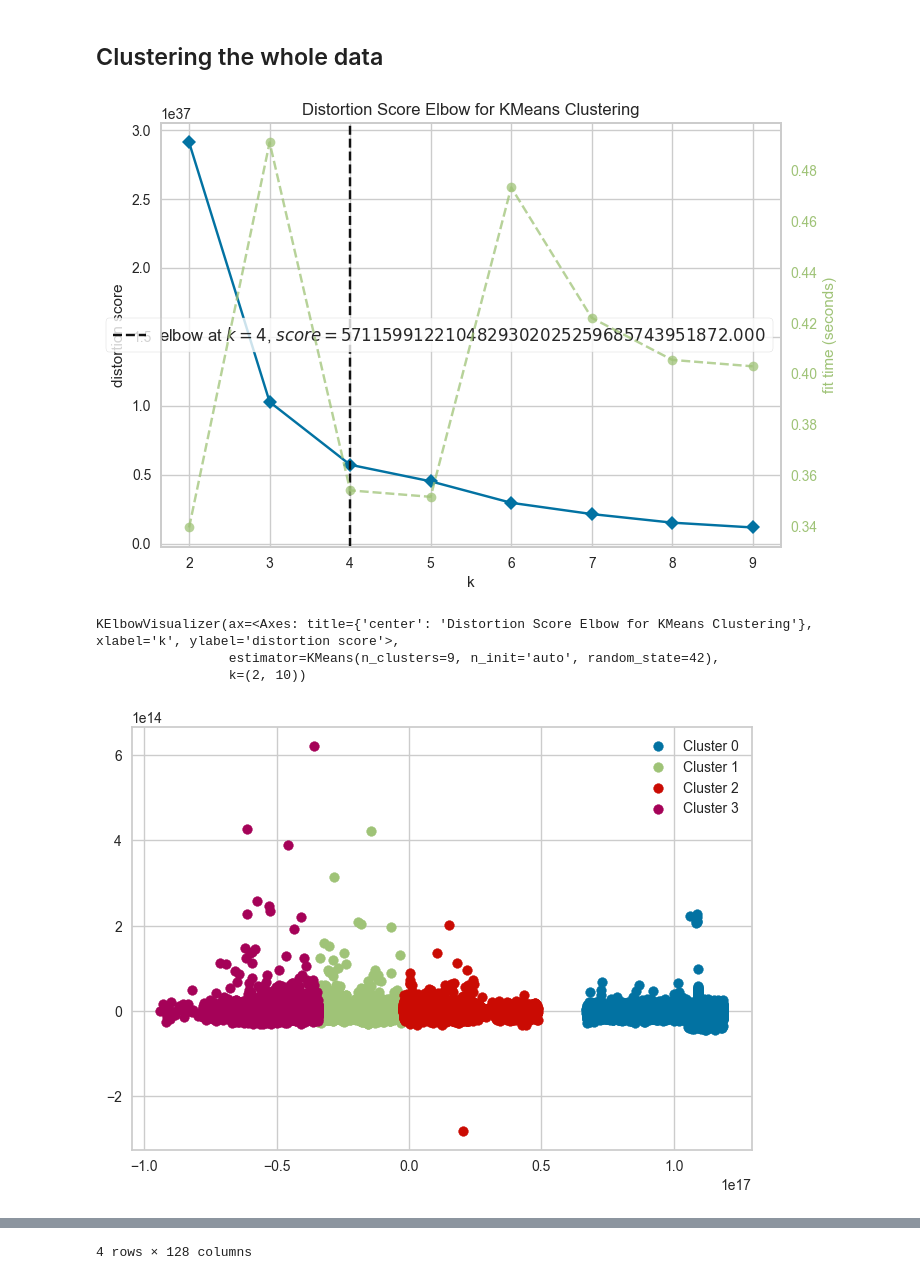
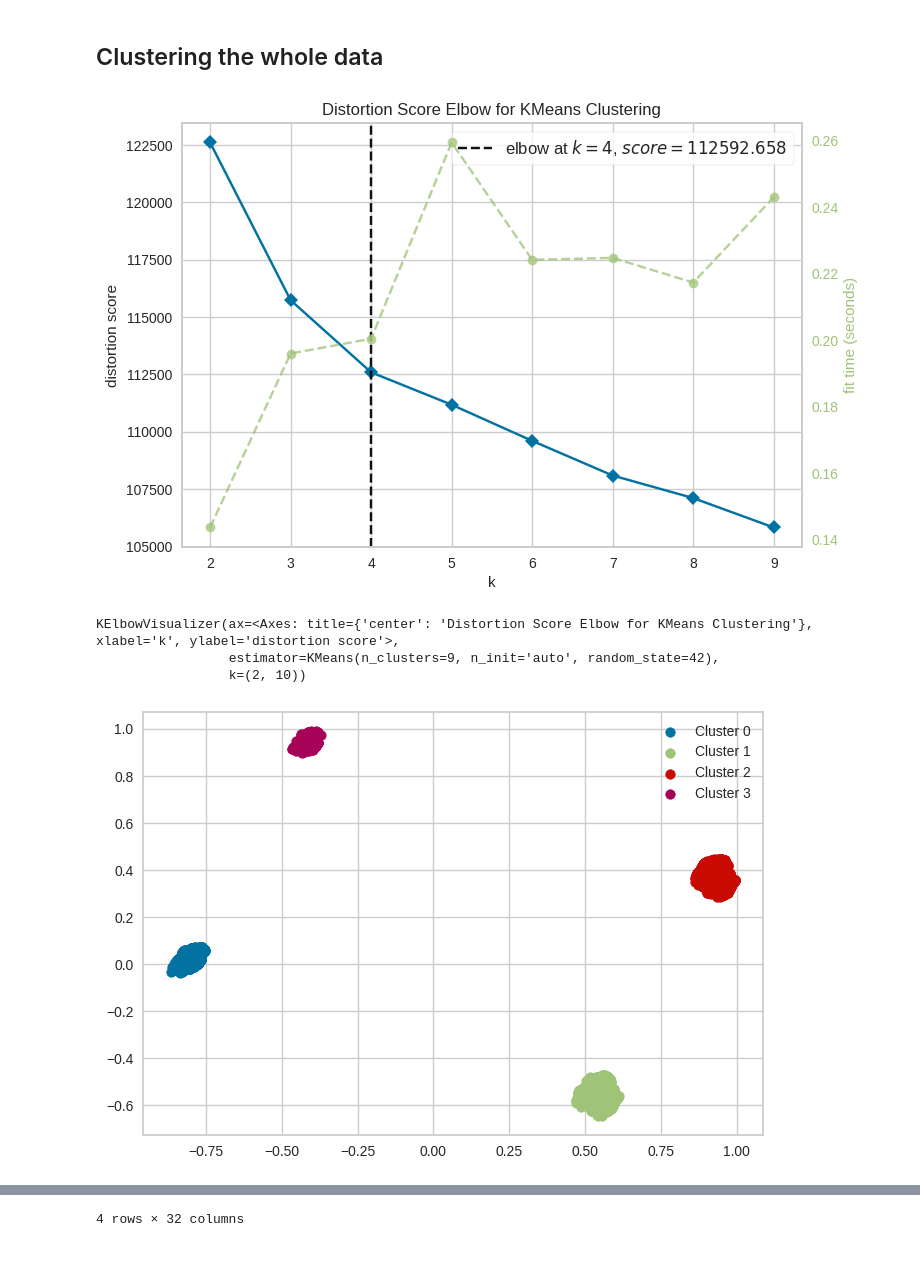
Before and after one commit to S0PEX/AA_Team_9_WS23, a Jupyter notebook: clustering.ipynb, the cells around one changed output, grey strips where cells are left out. Saved outputs shown, nothing was run; the diff lists cells and outputs as text; code cells hidden in the pictures.

Commit message:
refactor(clustering): Clean-up clustering and ensure values are normalized

```diff
--- a/clustering.ipynb
+++ b/clustering.ipynb
@@ -81,0 +32,10 @@ Length: 227, dtype: object
+# %%
+# Fix the data types
+prepared_data = prepared_data.astype(
+    {
+        'weekday': 'category',
+        'kWhDelivered': 'float64',
+        'userRegistered': 'category'
+    }
+)
+prepared_data.head()
@@ -81,0 +95,5 @@ Length: 227, dtype: object
+# %%
+# One hot encode nominal columns
+# this increases the dimensionality of the data (labels encoding would imply an ordinal relationship between the values)
+df_for_clustering = pd.get_dummies(df_for_clustering, columns=['siteID', 'spaceID', 'stationID'])
+display(df_for_clustering.head())
@@ -81,0 +110,8 @@ Length: 227, dtype: object
+# %%
+from sklearn.preprocessing import MinMaxScaler
+
+# Scale the data in the range [0, 1]
+scaler = MinMaxScaler()
+
+scaled_data = pd.DataFrame(scaler.fit_transform(df_for_clustering), columns=df_for_clustering.columns)
+scaled_data.head()
@@ -120,21 +166,26 @@ from sklearn.cluster import KMeans
 from yellowbrick.cluster.elbow import kelbow_visualizer
 
 # Find the best number of clusters via elbow method
-kelbow_visualizer(KMeans(random_state=random_state, n_init='auto'), prepared_data, k=(2,10))
+kelbow_visualizer(KMeans(random_state=random_state, n_init='auto'), scaled_data, k=(2,10))
 # %% [output]
-[figure, old version]
+[figure, new version]
 KElbowVisualizer(ax=<Axes: title={'center': 'Distortion Score Elbow for KMeans Clustering'}, xlabel='k', ylabel='distortion score'>,
                  estimator=KMeans(n_clusters=9, n_init='auto', random_state=42),
                  k=(2, 10))
 # %%
-number_of_clusters = 4
+def cluster_data_and_get_labels(number_of_clusters: int):
+    labels, kmeans, pca_result = perform_kmeans_and_plot(scaled_data, number_of_clusters)
+
+    # Group the data by cluster
+    scaled_clusters_df = df_for_clustering.copy()
+    scaled_clusters_df['cluster'] = labels
+    scaled_clusters_df = scaled_clusters_df.groupby('cluster')
+    display(scaled_clusters_df.describe())
+
+
+    # Raw data unscaled
+    return scaled_clusters_df
 # %%
-labels, kmeans, pca_result = perform_kmeans_and_plot(prepared_data, number_of_clusters)
-
-# Group the data by cluster
-clustered_data = prepared_data.copy()
-clustered_data['cluster'] = labels
-clustered_data = clustered_data.groupby('cluster')
-clustered_data.describe()
+df_4_clusters = cluster_data_and_get_labels(4)
 # %% [output]
-[figure, old version]
+[figure, new version]
@@ -148 +199 @@ clustered_data.describe()
-4 rows × 128 columns
+4 rows × 32 columns
```
Also changed, not shown: parts of 17 cells of this notebook, 4 other files.
